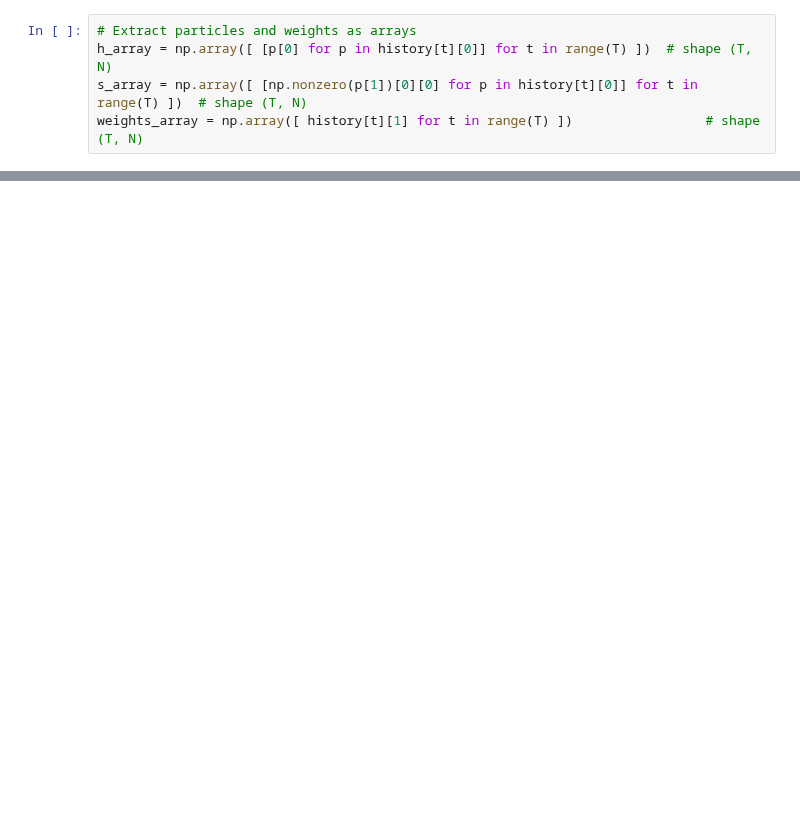
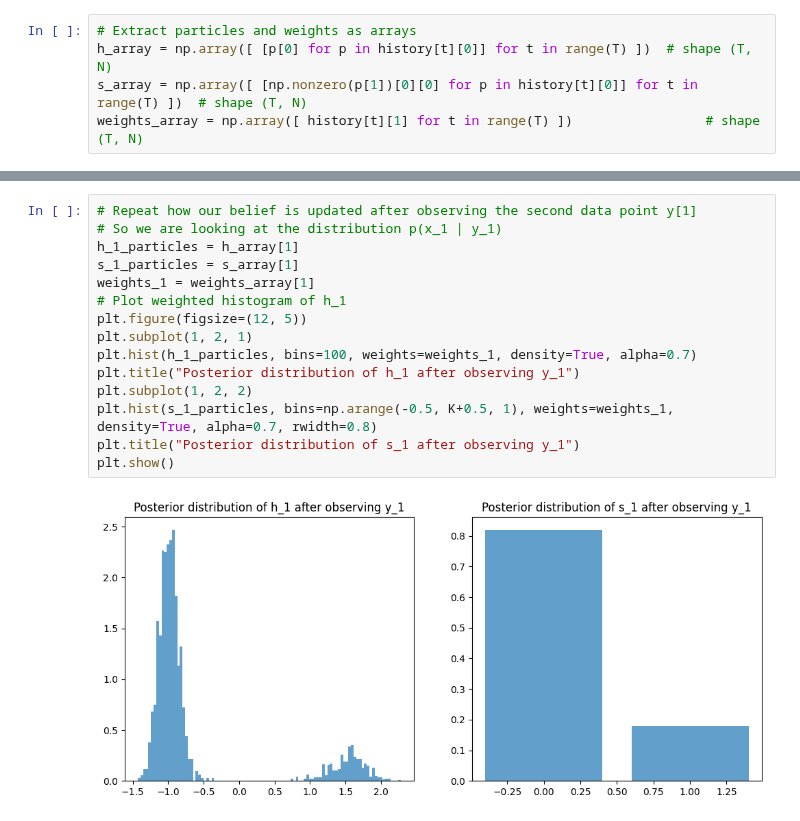
Before and after one commit to vitolev/mssv-smc, a Jupyter notebook: notebooks/02_bootstrap_pf.ipynb, the cells around one changed output, grey strips where cells are left out. Saved outputs shown, nothing was run; the diff lists cells and outputs as text; blank space fills up the shorter version.

```diff
--- a/notebooks/02_bootstrap_pf.ipynb
+++ b/notebooks/02_bootstrap_pf.ipynb
@@ -266,0 +232,17 @@ plt.show()
+# %%
+# Repeat how our belief is updated after observing the second data point y[1]
+# So we are looking at the distribution p(x_1 | y_1)
+h_1_particles = h_array[1]
+s_1_particles = s_array[1]
+weights_1 = weights_array[1]
+# Plot weighted histogram of h_1
+plt.figure(figsize=(12, 5))
+plt.subplot(1, 2, 1)
+plt.hist(h_1_particles, bins=100, weights=weights_1, density=True, alpha=0.7)
+plt.title("Posterior distribution of h_1 after observing y_1")
+plt.subplot(1, 2, 2)
+plt.hist(s_1_particles, bins=np.arange(-0.5, K+0.5, 1), weights=weights_1, density=True, alpha=0.7, rwidth=0.8)
+plt.title("Posterior distribution of s_1 after observing y_1")
+plt.show()
+# %% [output]
+[figure, added]
```
Also changed, not shown: parts of 14 cells of this notebook, 6 other files.
